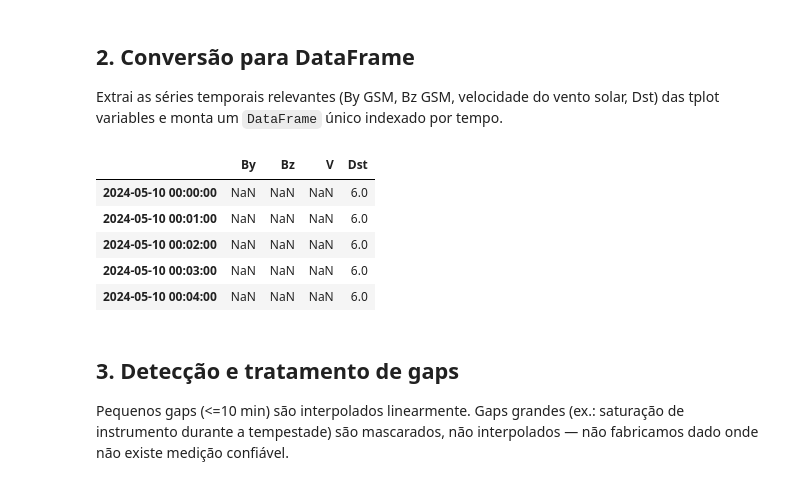
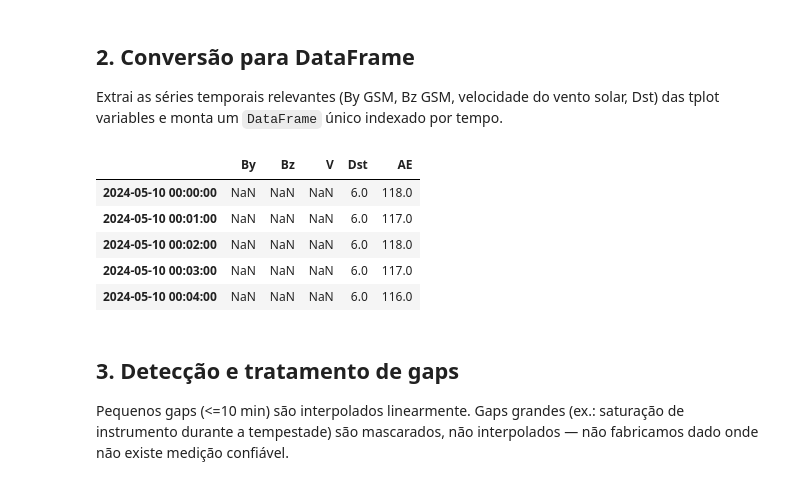
Before and after one commit to Guilherme-Bernal/GeracaoMartece-IC, a Jupyter notebook: notebooks/pipeline_acoplamento_dst.ipynb, the cells around one changed output. Cells and saved outputs as stored; diff of their text form; code cells hidden in the pictures.

```diff
--- a/notebooks/pipeline_acoplamento_dst.ipynb
+++ b/notebooks/pipeline_acoplamento_dst.ipynb
@@ -64,27 +64,33 @@ das tplot variables e monta um `DataFrame` único indexado por tempo.
 # %%
 from pyspedas.tplot_tools import get_data
 
 def tvar_to_series(nome):
     dados = get_data(nome)
     tempo = pd.to_datetime(dados.times, unit='s')
     valores = np.asarray(dados.y, dtype=float)
     return pd.Series(valores, index=tempo)
 
 by = tvar_to_series('BY_GSM')
 bz = tvar_to_series('BZ_GSM')
 v = tvar_to_series('flow_speed')
 dst = tvar_to_series('SYM_H') if 'SYM_H' in var_names else tvar_to_series('DST1800')
 
-df = pd.DataFrame({'By': by, 'Bz': bz, 'V': v, 'Dst': dst}).sort_index()
+ae = tvar_to_series('AE_INDEX') if 'AE_INDEX' in var_names else None
+
+colunas = {'By': by, 'Bz': bz, 'V': v, 'Dst': dst}
+if ae is not None:
+    colunas['AE'] = ae
+
+df = pd.DataFrame(colunas).sort_index()
 df = df[~df.index.duplicated(keep='first')]
 df.head()
 # %% [output]
-|  | By | Bz | V | Dst |
-| 2024-05-10 00:00:00 | NaN | NaN | NaN | 6.0 |
-| 2024-05-10 00:01:00 | NaN | NaN | NaN | 6.0 |
-| 2024-05-10 00:02:00 | NaN | NaN | NaN | 6.0 |
-| 2024-05-10 00:03:00 | NaN | NaN | NaN | 6.0 |
-| 2024-05-10 00:04:00 | NaN | NaN | NaN | 6.0 |
+|  | By | Bz | V | Dst | AE |
+| 2024-05-10 00:00:00 | NaN | NaN | NaN | 6.0 | 118.0 |
+| 2024-05-10 00:01:00 | NaN | NaN | NaN | 6.0 | 117.0 |
+| 2024-05-10 00:02:00 | NaN | NaN | NaN | 6.0 | 118.0 |
+| 2024-05-10 00:03:00 | NaN | NaN | NaN | 6.0 | 117.0 |
+| 2024-05-10 00:04:00 | NaN | NaN | NaN | 6.0 | 116.0 |
 # %% [markdown]
 ## 3. Detecção e tratamento de gaps
 
```
Also changed, not shown: parts of 14 cells of this notebook, 3 other files.
